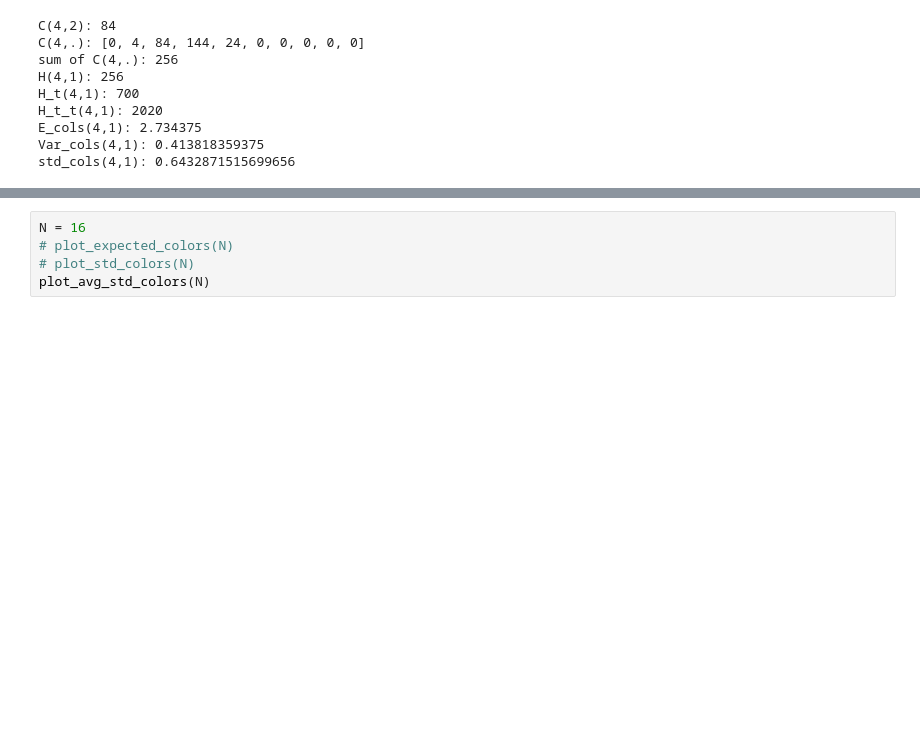
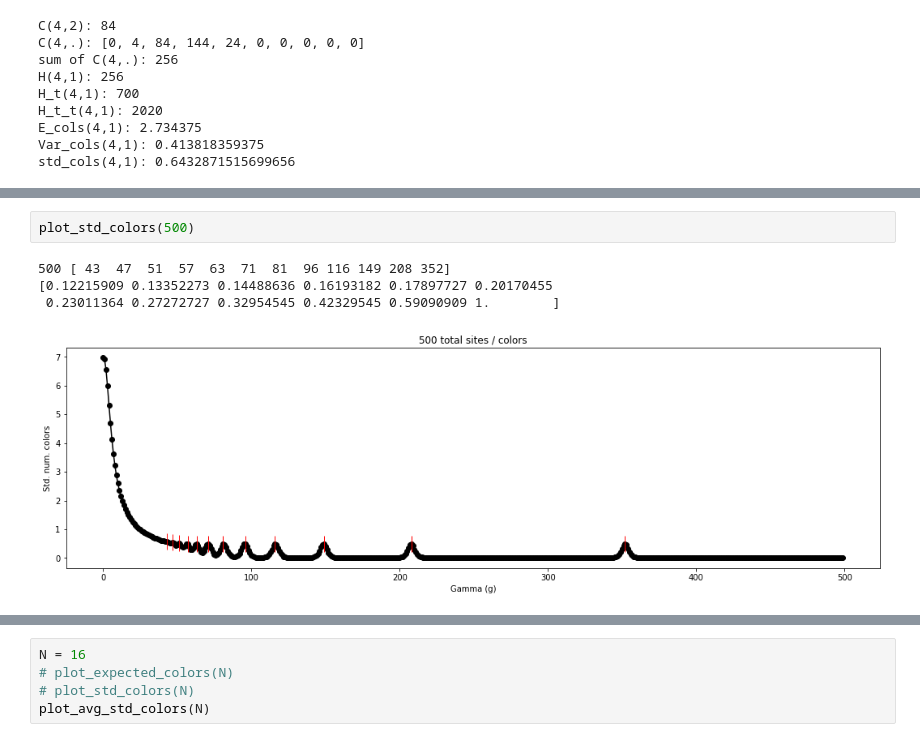
Before and after one commit to oscargomezq/Capstone-RCM, a Jupyter notebook: Stirling.ipynb, the cells around one changed output, grey strips where cells are left out. Cells and saved outputs as stored; diff of their text form; blank space fills up the shorter version.

```diff
--- a/Stirling.ipynb
+++ b/Stirling.ipynb
@@ -193,0 +196,7 @@ plot_std_colors(300)
+# %%
+plot_std_colors(500)
+# %% [output]
+500 [ 43  47  51  57  63  71  81  96 116 149 208 352]
+[0.12215909 0.13352273 0.14488636 0.16193182 0.17897727 0.20170455
+ 0.23011364 0.27272727 0.32954545 0.42329545 0.59090909 1.        ]
+[figure, added]
```
Also changed, not shown: parts of 21 cells of this notebook, 2 other files.
